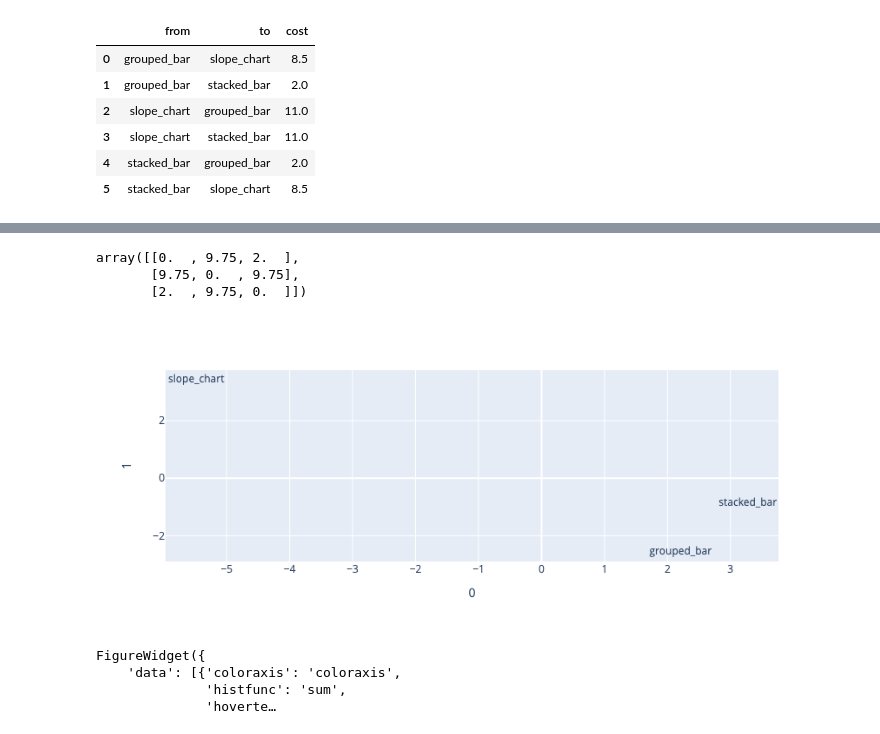
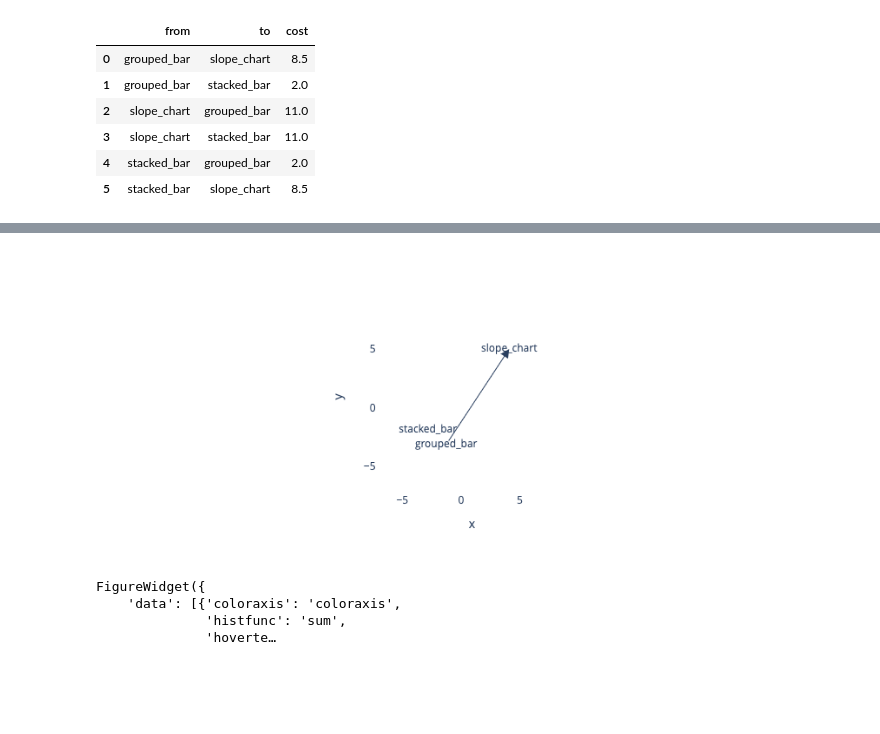
Before and after one commit to notascope/notascope, a Jupyter notebook: analysis.ipynb, the cells around one changed output, grey strips where cells are left out. Cells and saved outputs as stored; diff of their text form; code cells hidden in the pictures; blank space fills up the shorter version.

Commit message:
highlighting and arrows

```diff
--- a/analysis.ipynb
+++ b/analysis.ipynb
@@ -14,5 +14,15 @@ df
 | 4 | stacked_bar | grouped_bar | 2.0 |
 | 5 | stacked_bar | slope_chart | 8.5 |
 # %%
+
+df = pd.read_csv("results/px/costs.csv", names=["from", "to", "cost"])
 square = df.pivot_table(index="from", columns="to", values="cost").fillna(0)
-square
+order = square.index
+mds = MDS(n_components=2, dissimilarity="precomputed")
+embedding = mds.fit_transform((square.values + square.values.T) / 2)
+emb_min = embedding.min()
+emb_max = embedding.max()
+emb_span = emb_max - emb_min
+emb_max += emb_span / 2
+emb_min -= emb_span / 2
+emb_df = pd.DataFrame(embedding, index=order, columns=["x", "y"])
@@ -25,6 +28,0 @@ square
-# %%
-(square.values+square.values.T)/2
-# %% [output]
-array([[0.  , 9.75, 2.  ],
-       [9.75, 0.  , 9.75],
-       [2.  , 9.75, 0.  ]])
@@ -34,10 +29,25 @@ embedding = MDS(n_components=2, dissimilarity='precomputed')
-# %%
-px.scatter(
-    embedding.fit_transform((square.values+square.values.T)/2),
-    x=0,y=1,text=square.index
-).update_traces(mode="text")
-# %% [output]
-[figure, removed]
+# %%
+frm = emb_df.loc["grouped_bar"]
+to = emb_df.loc["slope_chart"]
+# %%
+(px.scatter(
+                emb_df,
+                x="x",
+                y="y",
+                text=emb_df.index,
+                range_x=[emb_min, emb_max],
+                range_y=[emb_min, emb_max],
+            )
+            .update_layout(plot_bgcolor="white")
+            .update_traces(mode="text", cliponaxis=False)
+            .update_xaxes(scaleanchor="y", scaleratio=1, constrain="domain")
+ .add_annotation(x=to.x, y=to.y, ax=frm.x, ay=frm.y,
+                 arrowhead=2, arrowsize=2, hovertext="yo",
+                    axref="x", ayref="y", xref="x", yref="y",
+                    xanchor="center", yanchor="middle")
+)
+# %% [output]
+[figure, added]
 # %%
 order = list(df["from"].unique())
 # %%
```
Also changed, not shown: parts of 2 cells of this notebook, 2 other files.
